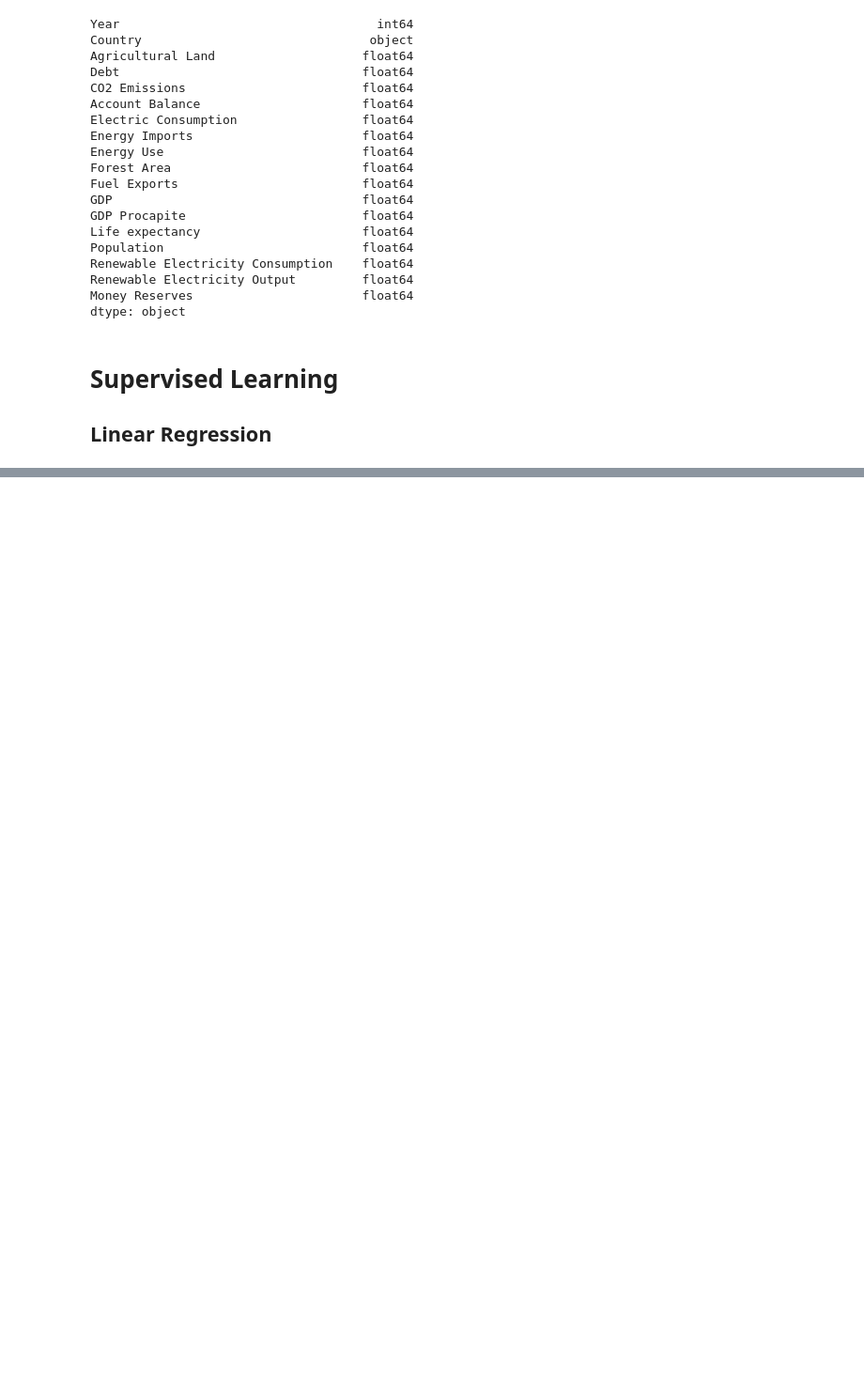
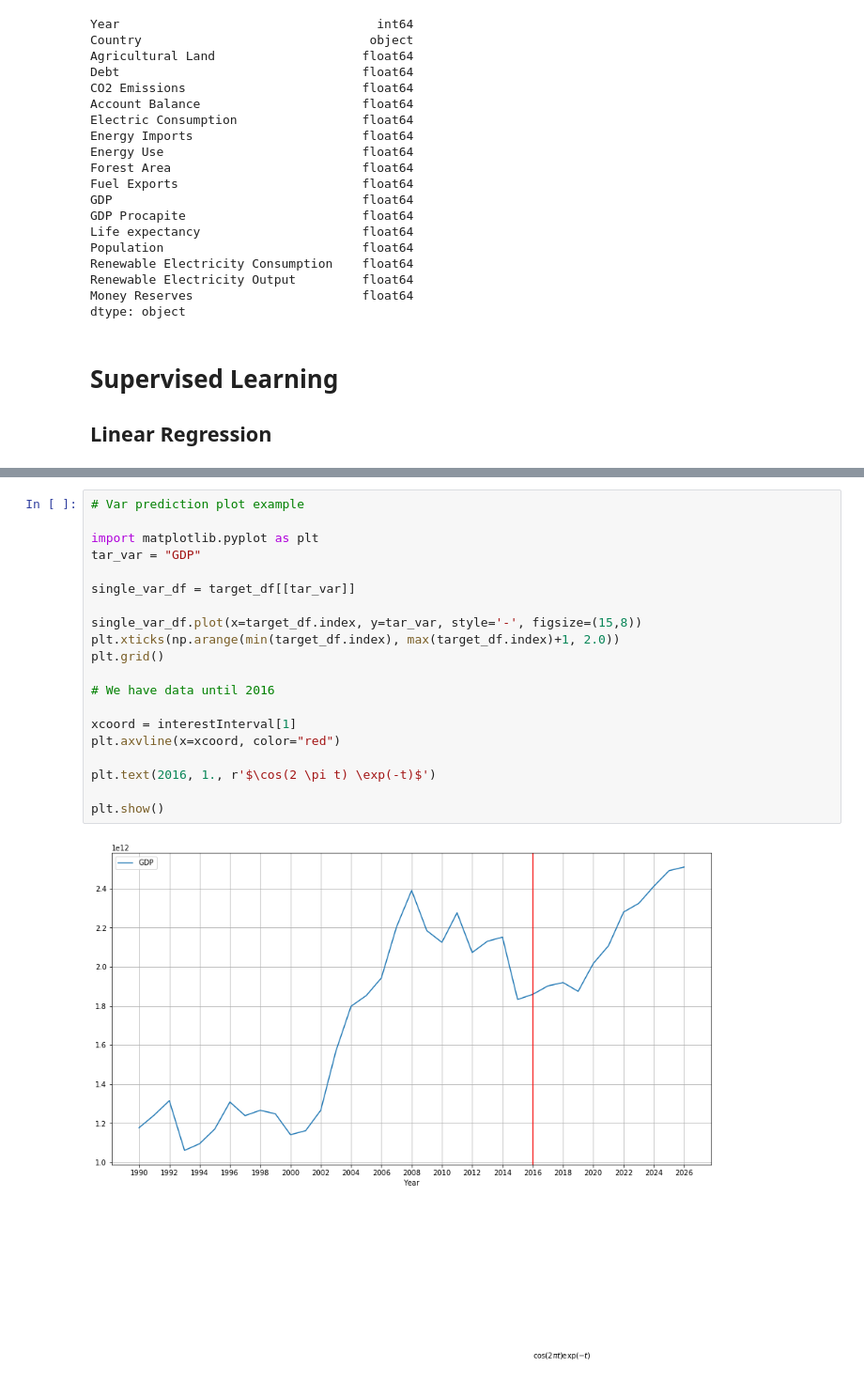
Before and after one commit to AngeloDamiani/DA-DDD-Project, a Jupyter notebook: main_notebook.ipynb, the cells around one changed output, grey strips where cells are left out. Shown at 94% size. Drawn from its saved outputs; the diff is of its cells as text; blank space fills up the shorter version.

Commit message:
Linear Regression Fix + Plot Example

```diff
--- a/main_notebook.ipynb
+++ b/main_notebook.ipynb
@@ -192,0 +202,22 @@ target_df
+# %%
+# Var prediction plot example
+
+import matplotlib.pyplot as plt
+tar_var = "GDP"
+
+single_var_df = target_df[[tar_var]]
+
+single_var_df.plot(x=target_df.index, y=tar_var, style='-', figsize=(15,8))
+plt.xticks(np.arange(min(target_df.index), max(target_df.index)+1, 2.0))
+plt.grid()
+
+# We have data until 2016
+
+xcoord = interestInterval[1]
+plt.axvline(x=xcoord, color="red")
+
+plt.text(2016, 1., r'$\cos(2 \pi t) \exp(-t)$')
+
+plt.show()
+# %% [output]
+[figure, added]
```
Also changed, not shown: parts of 1 cell of this notebook.
